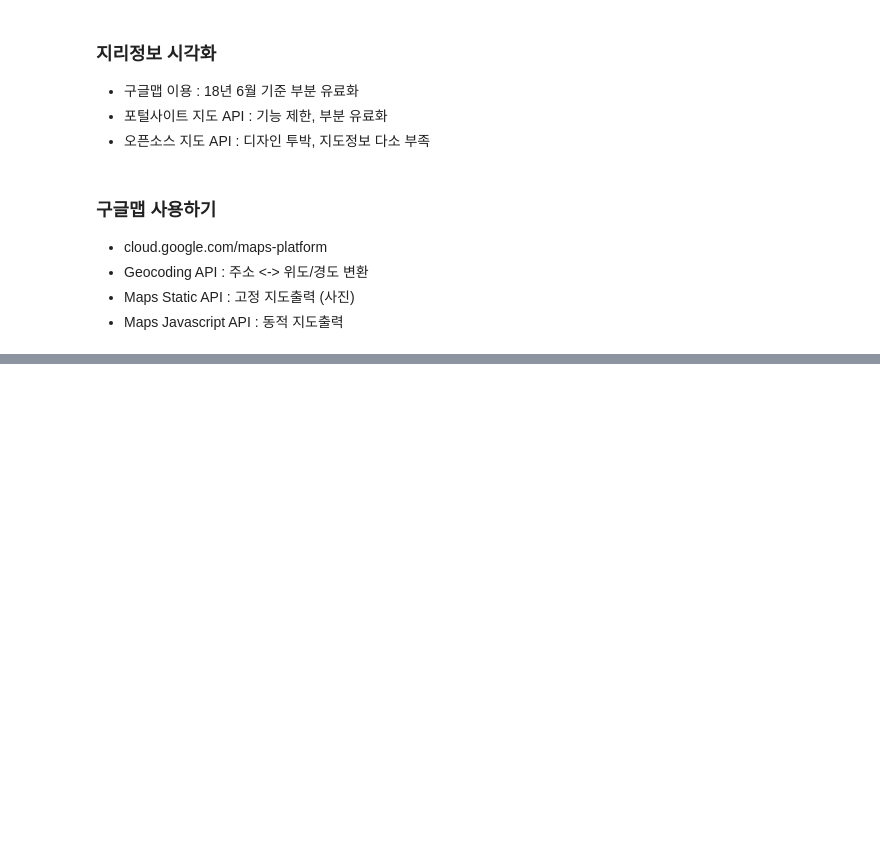
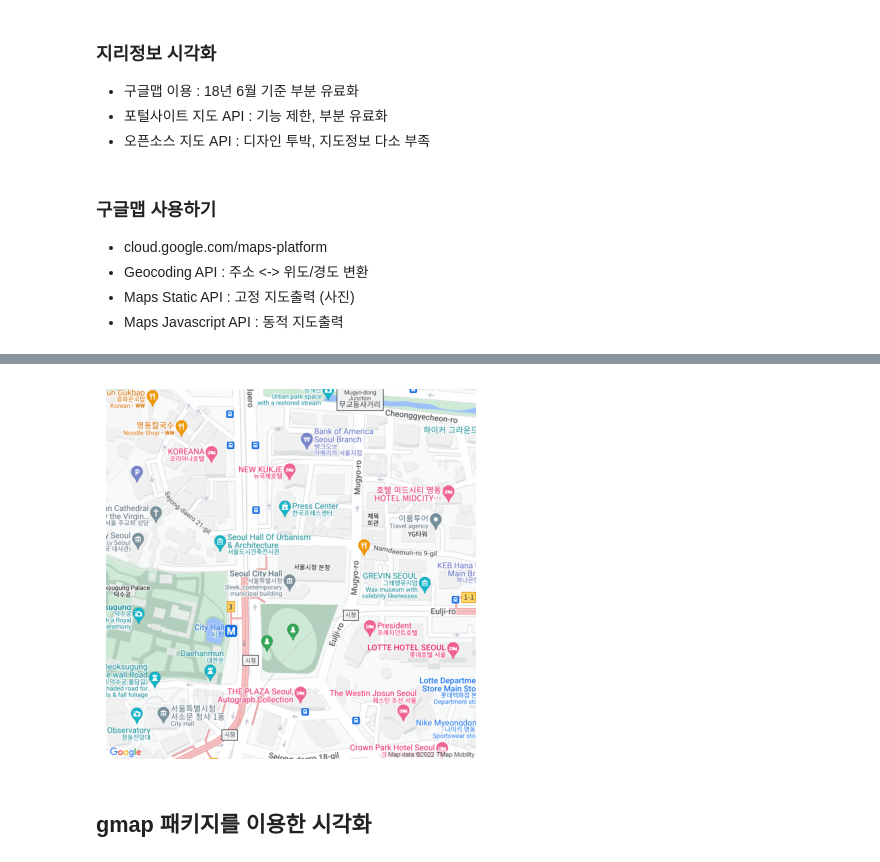
Before and after one commit to Dongcoon/gis, a Jupyter notebook: 01ggmap.ipynb, the cells around one changed output, grey strips where cells are left out. Drawn from its saved outputs; the diff is of its cells as text; code cells hidden in the pictures; blank space fills up the shorter version.

```diff
--- a/01ggmap.ipynb
+++ b/01ggmap.ipynb
@@ -25,0 +75,9 @@ import matplotlib.pyplot as plt
+# %%
+img = plt.imread('ggmap.jpg')
+plt.imshow(img)
+plt.axis('off')
+plt.show()
+# %% [output]
+[figure, added]
+# %% [markdown]
+## gmap 패키지를 이용한 시각화
```
Also changed, not shown: parts of 12 cells of this notebook, 4 other files.
